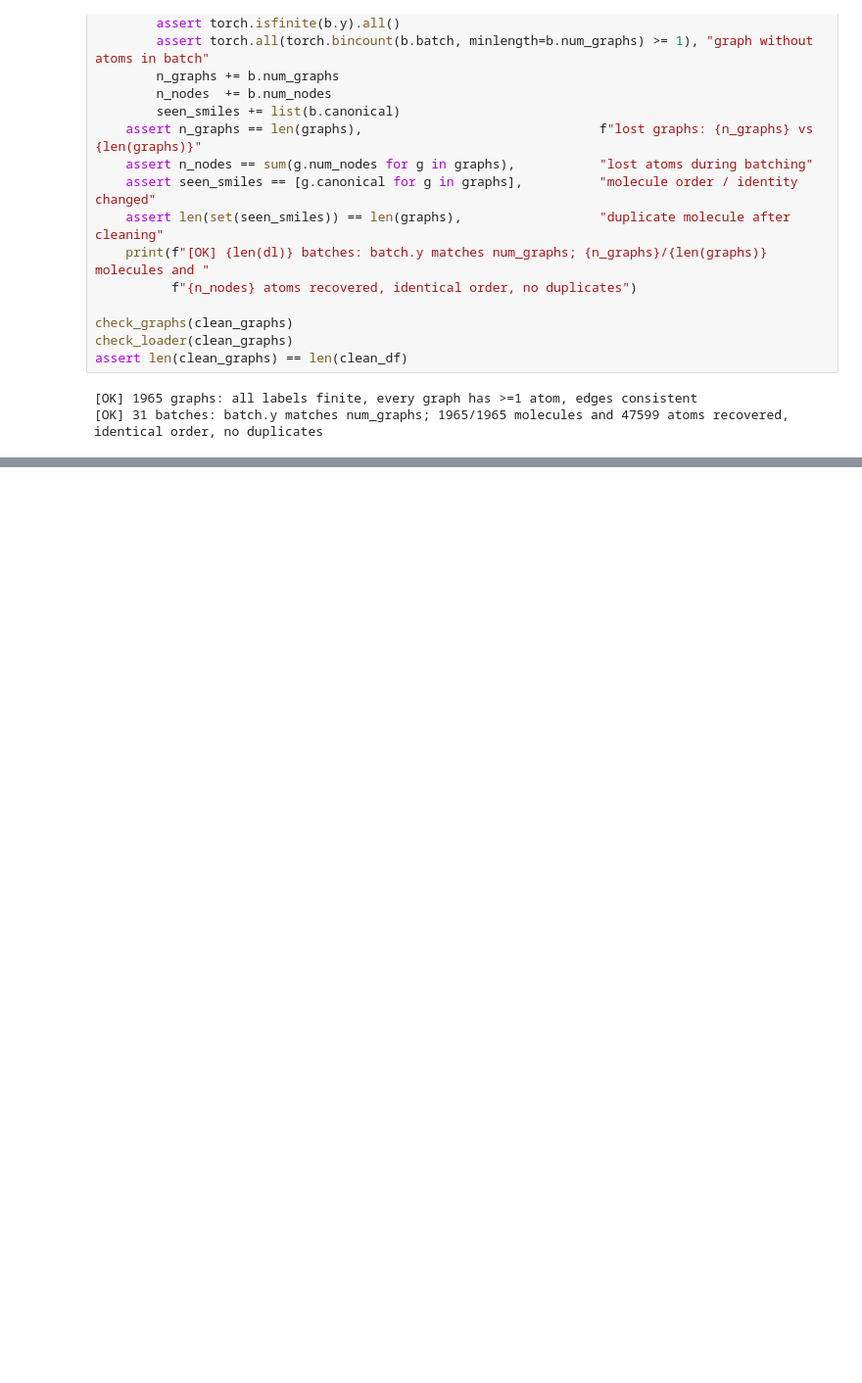
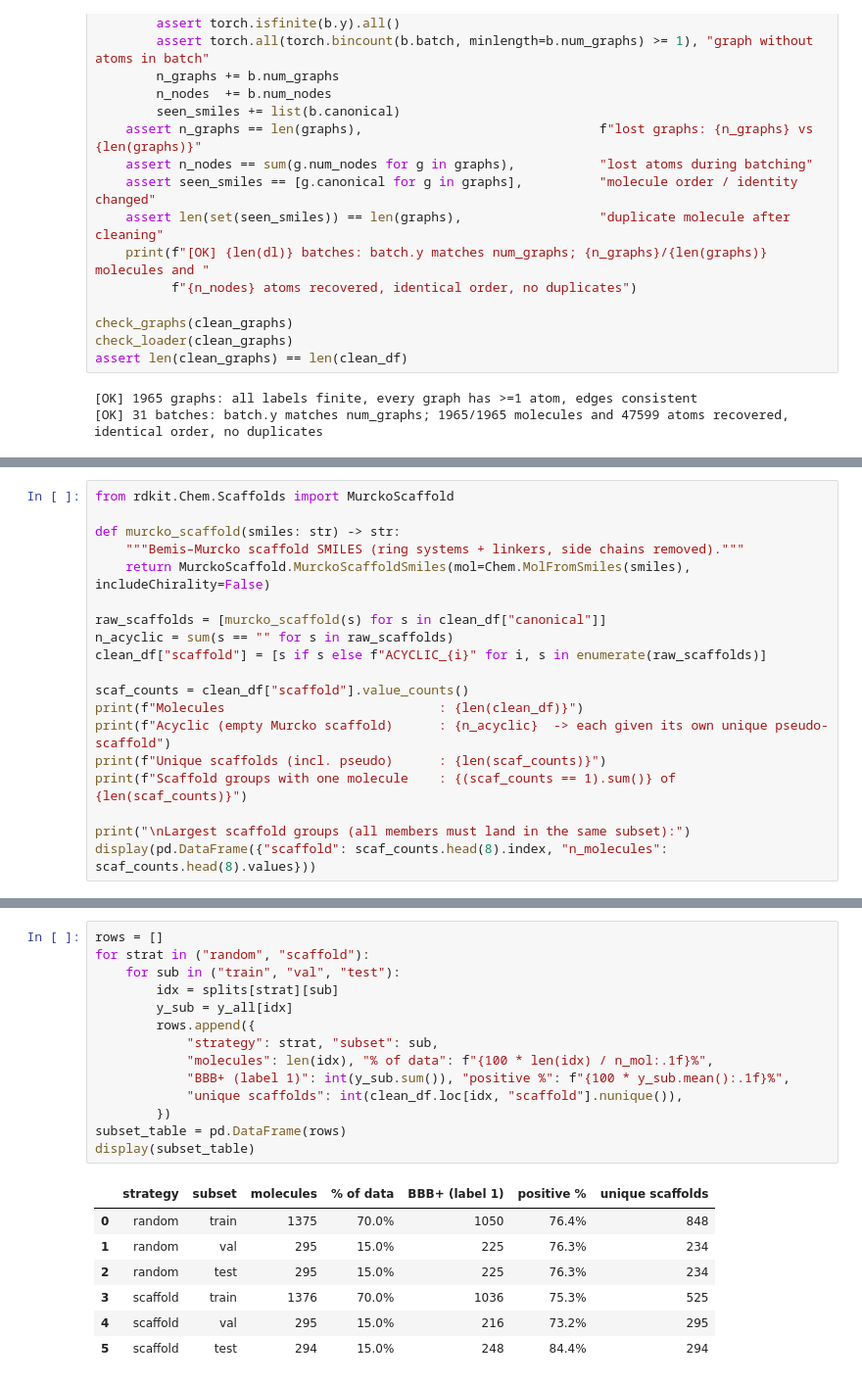
Before and after one commit to faizr206/Assignment3_MedicalImaging, a Jupyter notebook: Assignment3_Faiz.ipynb, the cells around one changed output, grey strips where cells are left out. Shown at 98% size. Saved outputs shown, nothing was run; the diff lists cells and outputs as text; blank space fills up the shorter version.

```diff
--- a/Assignment3_Faiz.ipynb
+++ b/Assignment3_Faiz.ipynb
@@ -675,0 +695,19 @@ assert len(clean_graphs) == len(clean_df)
+# %%
+from rdkit.Chem.Scaffolds import MurckoScaffold
+
+def murcko_scaffold(smiles: str) -> str:
+    """Bemis–Murcko scaffold SMILES (ring systems + linkers, side chains removed)."""
+    return MurckoScaffold.MurckoScaffoldSmiles(mol=Chem.MolFromSmiles(smiles), includeChirality=False)
+
+raw_scaffolds = [murcko_scaffold(s) for s in clean_df["canonical"]]
+n_acyclic = sum(s == "" for s in raw_scaffolds)
+clean_df["scaffold"] = [s if s else f"ACYCLIC_{i}" for i, s in enumerate(raw_scaffolds)]
+
+scaf_counts = clean_df["scaffold"].value_counts()
+print(f"Molecules                            : {len(clean_df)}")
+print(f"Acyclic (empty Murcko scaffold)      : {n_acyclic}  -> each given its own unique pseudo-scaffold")
+print(f"Unique scaffolds (incl. pseudo)      : {len(scaf_counts)}")
+print(f"Scaffold groups with one molecule    : {(scaf_counts == 1).sum()} of {len(scaf_counts)}")
+
+print("\nLargest scaffold groups (all members must land in the same subset):")
+display(pd.DataFrame({"scaffold": scaf_counts.head(8).index, "n_molecules": scaf_counts.head(8).values}))
@@ -675,0 +842,22 @@ assert len(clean_graphs) == len(clean_df)
+# %%
+rows = []
+for strat in ("random", "scaffold"):
+    for sub in ("train", "val", "test"):
+        idx = splits[strat][sub]
+        y_sub = y_all[idx]
+        rows.append({
+            "strategy": strat, "subset": sub,
+            "molecules": len(idx), "% of data": f"{100 * len(idx) / n_mol:.1f}%",
+            "BBB+ (label 1)": int(y_sub.sum()), "positive %": f"{100 * y_sub.mean():.1f}%",
+            "unique scaffolds": int(clean_df.loc[idx, "scaffold"].nunique()),
+        })
+subset_table = pd.DataFrame(rows)
+display(subset_table)
+# %% [output]
+|  | strategy | subset | molecules | % of data | BBB+ (label 1) | positive % | unique scaffolds |
+| 0 | random | train | 1375 | 70.0% | 1050 | 76.4% | 848 |
+| 1 | random | val | 295 | 15.0% | 225 | 76.3% | 234 |
+| 2 | random | test | 295 | 15.0% | 225 | 76.3% | 234 |
+| 3 | scaffold | train | 1376 | 70.0% | 1036 | 75.3% | 525 |
+| 4 | scaffold | val | 295 | 15.0% | 216 | 73.2% | 295 |
+| 5 | scaffold | test | 294 | 15.0% | 248 | 84.4% | 294 |
```
Also changed, not shown: parts of 18 cells of this notebook.
